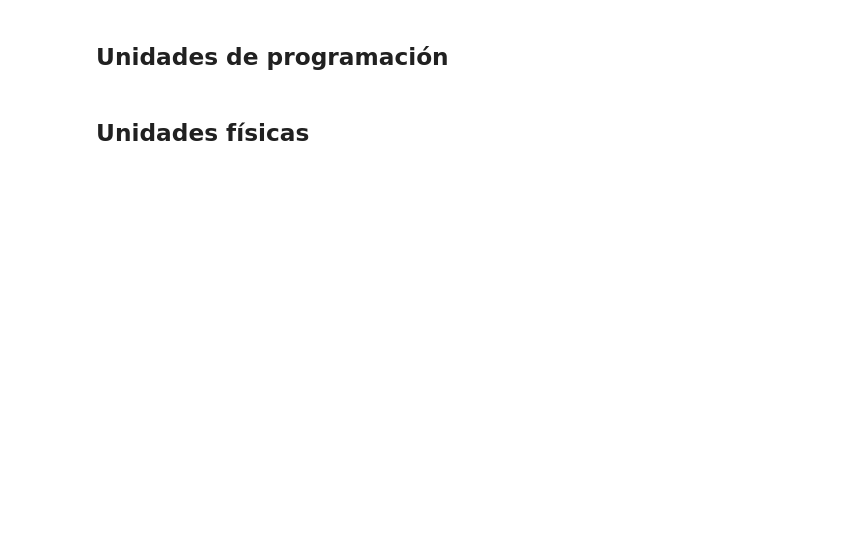
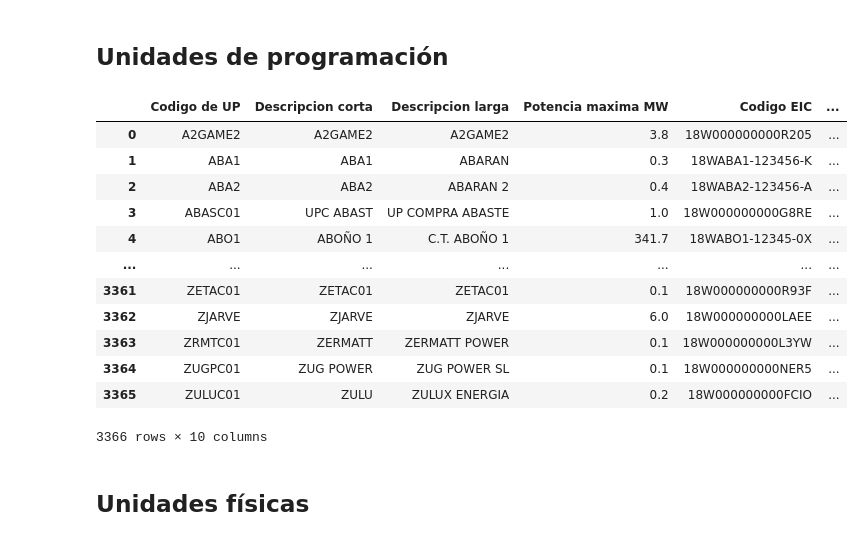
Before and after one commit to jacubero/SEE, a Jupyter notebook: Mercados/mercados.ipynb, the cells around one changed output. Cells and saved outputs as stored; diff of their text form; code cells hidden in the pictures; blank space fills up the shorter version.

```diff
--- a/Mercados/mercados.ipynb
+++ b/Mercados/mercados.ipynb
@@ -32,10 +44,26 @@ ParserError: Error tokenizing data. C error: Expected 1 fields in line 12, saw 2
 # %%
 # https://www.esios.ree.es/es/descargas
 file_path = 'CSVs/unidades-de-programacion.csv'
 
-df_UP = pd.read_csv(file_path,sep=';')
+df_UP = pd.read_csv(file_path,sep=';',encoding='latin-1')
+
+df_UP['Potencia maxima MW'] = df_UP['Potencia maxima MW'].str.replace('.', '', regex=False).str.replace(',', '.', regex=False).astype(float)
 
 df_UP
+# %% [output]
+|  | Codigo de UP | Descripcion corta | Descripcion larga | Potencia maxima MW | Codigo EIC | ... |
+| 0 | A2GAME2 | A2GAME2 | A2GAME2 | 3.8 | 18W000000000R205 | ... |
+| 1 | ABA1 | ABA1 | ABARAN | 0.3 | 18WABA1-123456-K | ... |
+| 2 | ABA2 | ABA2 | ABARAN 2 | 0.4 | 18WABA2-123456-A | ... |
+| 3 | ABASC01 | UPC ABAST | UP COMPRA ABASTE | 1.0 | 18W000000000G8RE | ... |
+| 4 | ABO1 | ABOÑO 1 | C.T. ABOÑO 1 | 341.7 | 18WABO1-12345-0X | ... |
+| ... | ... | ... | ... | ... | ... | ... |
+| 3361 | ZETAC01 | ZETAC01 | ZETAC01 | 0.1 | 18W000000000R93F | ... |
+| 3362 | ZJARVE | ZJARVE | ZJARVE | 6.0 | 18W000000000LAEE | ... |
+| 3363 | ZRMTC01 | ZERMATT | ZERMATT POWER | 0.1 | 18W000000000L3YW | ... |
+| 3364 | ZUGPC01 | ZUG POWER | ZUG POWER SL | 0.1 | 18W000000000NER5 | ... |
+| 3365 | ZULUC01 | ZULU | ZULUX ENERGIA | 0.2 | 18W000000000FCIO | ... |
+3366 rows × 10 columns
 # %% [markdown]
 ## Unidades físicas
 # %%
```
Also changed, not shown: parts of 2 cells of this notebook, 1 other file.
